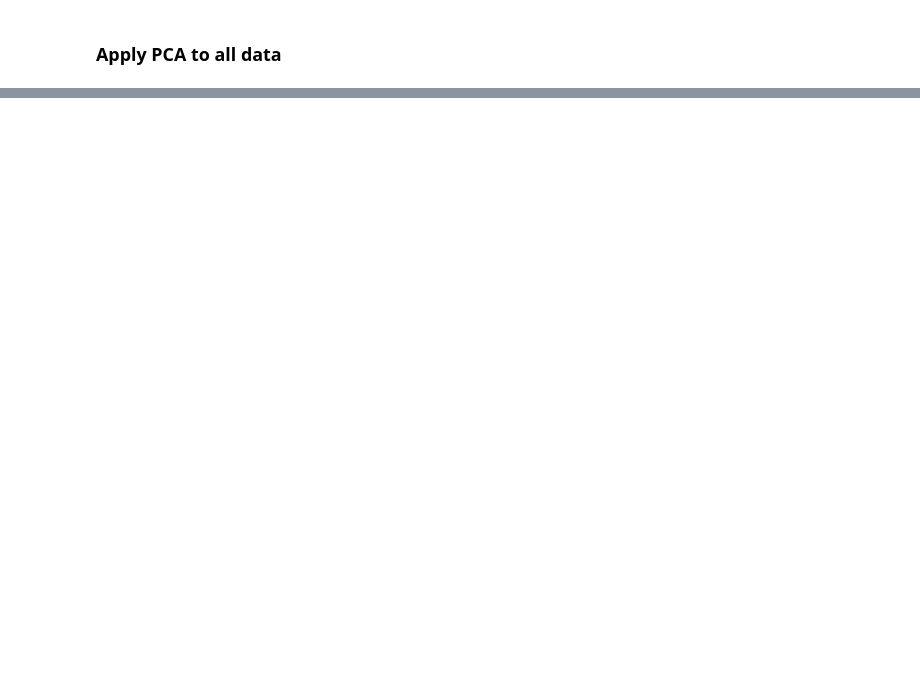
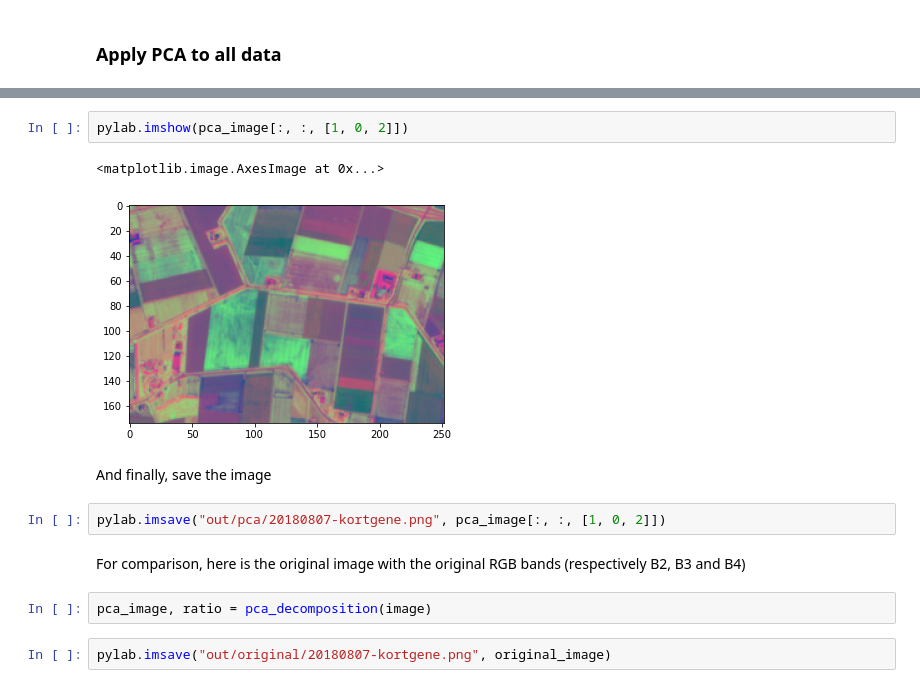
Before and after one commit to tommasobonomo/BlankSpace, a Jupyter notebook: PCA on GeoTiff.ipynb, the cells around one changed output, grey strips where cells are left out. Cells and saved outputs as stored; diff of their text form; blank space fills up the shorter version.

```diff
--- a/PCA on GeoTiff.ipynb
+++ b/PCA on GeoTiff.ipynb
@@ -98,0 +42,15 @@ pylab.imsave("pca_decomp.png", matplot_pca_image)
+# %%
+pylab.imshow(pca_image[:, :, [1, 0, 2]])
+# %% [output]
+<matplotlib.image.AxesImage at 0x...>
+[figure, added]
+# %% [markdown]
+And finally, save the image
+# %%
+pylab.imsave("out/pca/20180807-kortgene.png", pca_image[:, :, [1, 0, 2]])
+# %% [markdown]
+For comparison, here is the original image with the original RGB bands (respectively B2, B3 and B4)
+# %%
+pca_image, ratio = pca_decomposition(image)
+# %%
+pylab.imsave("out/original/20180807-kortgene.png", original_image)
```
Also changed, not shown: parts of 29 cells of this notebook.
